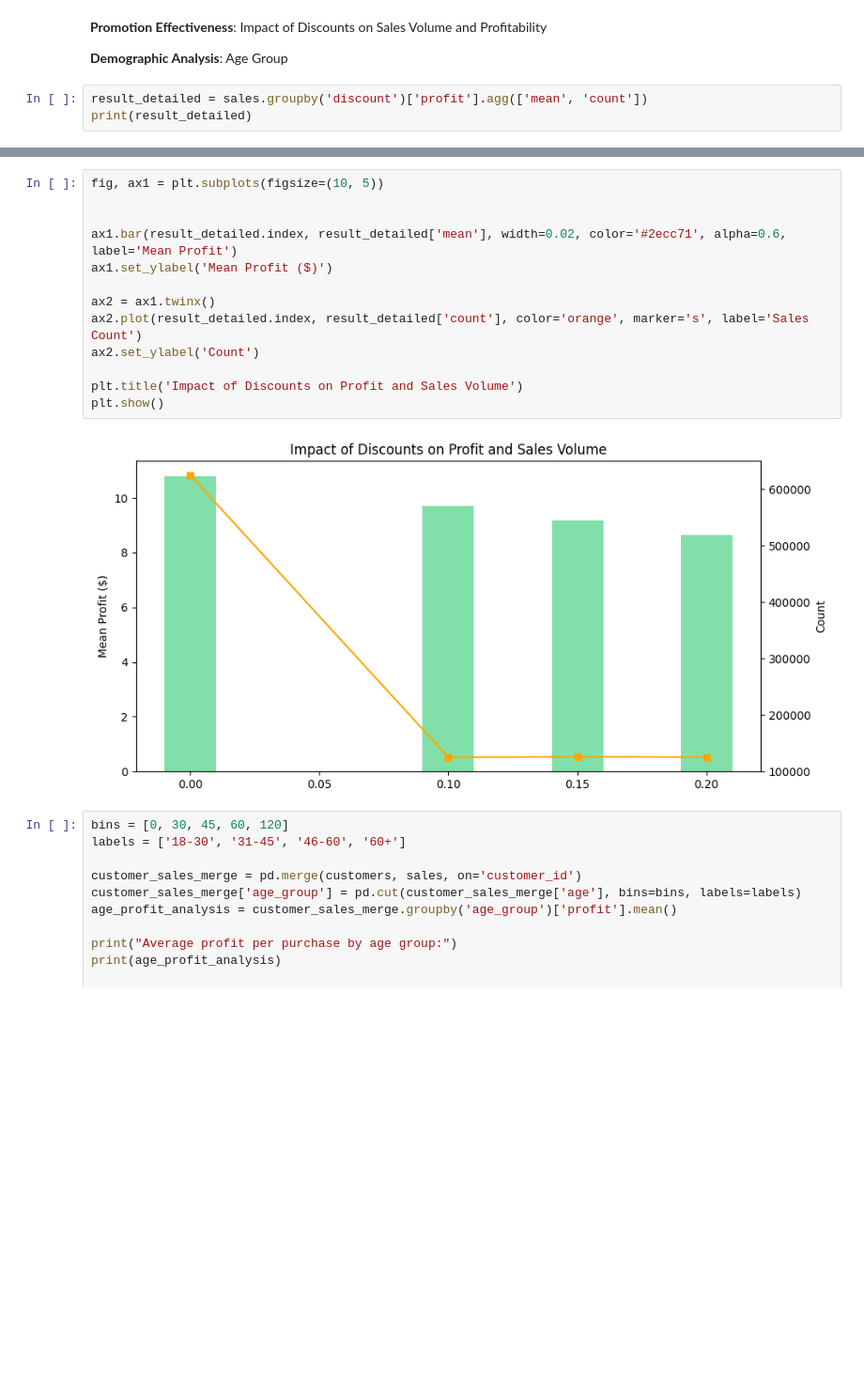
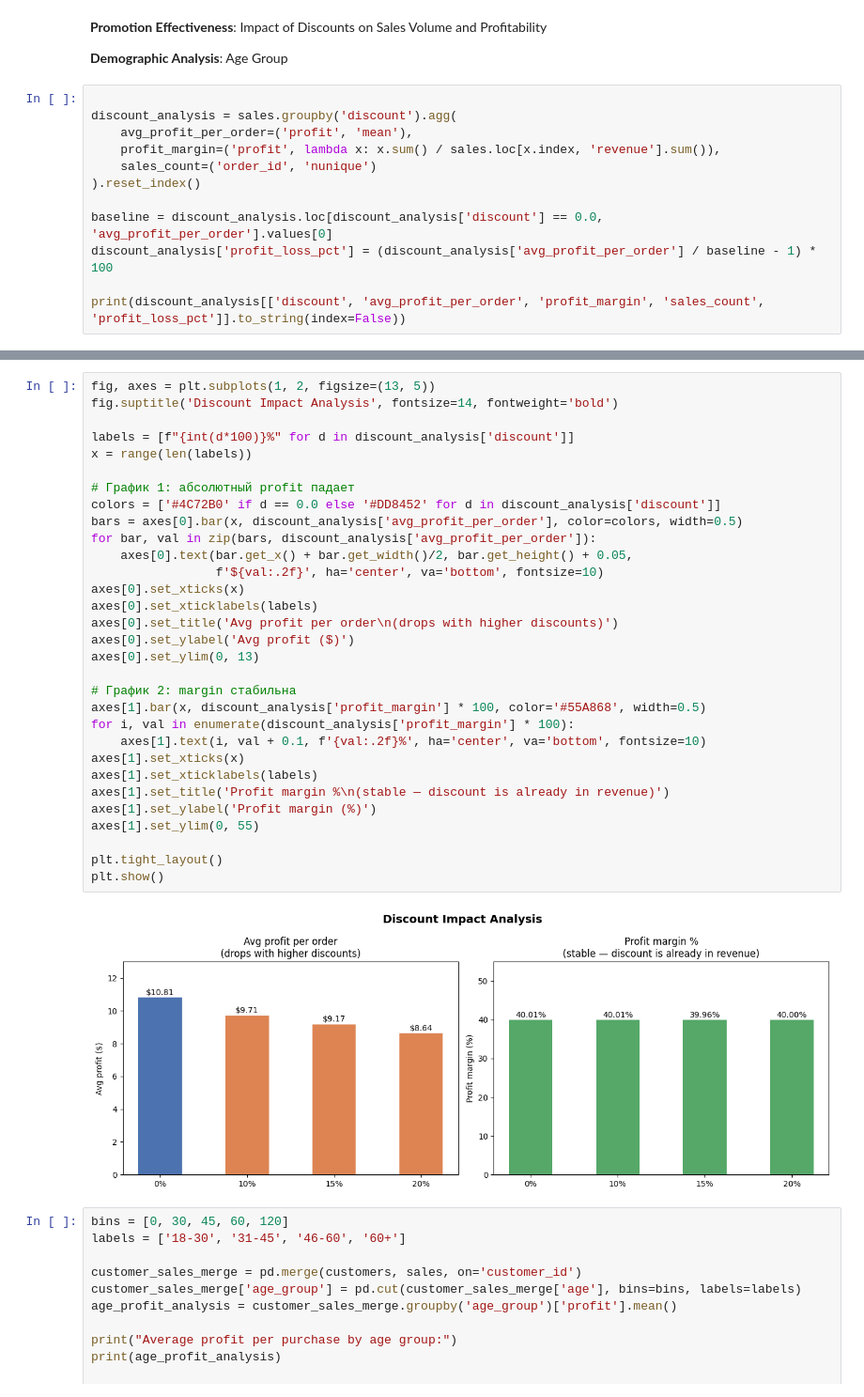
Before and after one commit to timadeyy/Python-sales-eda-chocolate, a Jupyter notebook: chocolate.ipynb, the cells around one changed output, grey strips where cells are left out. Shown at 94% size. Drawn from its saved outputs; the diff is of its cells as text; blank space fills up the shorter version.

Commit message:
Fixed/reworked discount and seasonality analysis

```diff
--- a/chocolate.ipynb
+++ b/chocolate.ipynb
@@ -429,6 +480,15 @@ plt.show()
 
 **Demographic Analysis**: Age Group
 # %%
-result_detailed = sales.groupby('discount')['profit'].agg(['mean', 'count'])
-print(result_detailed)
+
+discount_analysis = sales.groupby('discount').agg(
+    avg_profit_per_order=('profit', 'mean'),
+    profit_margin=('profit', lambda x: x.sum() / sales.loc[x.index, 'revenue'].sum()),
+    sales_count=('order_id', 'nunique')
+).reset_index()
+
+baseline = discount_analysis.loc[discount_analysis['discount'] == 0.0, 'avg_profit_per_order'].values[0]
+discount_analysis['profit_loss_pct'] = (discount_analysis['avg_profit_per_order'] / baseline - 1) * 100
+
+print(discount_analysis[['discount', 'avg_profit_per_order', 'profit_margin', 'sales_count', 'profit_loss_pct']].to_string(index=False))
 # %% [output]
@@ -441,18 +500,36 @@ discount
 # %%
-fig, ax1 = plt.subplots(figsize=(10, 5))
+fig, axes = plt.subplots(1, 2, figsize=(13, 5))
+fig.suptitle('Discount Impact Analysis', fontsize=14, fontweight='bold')
 
+labels = [f"{int(d*100)}%" for d in discount_analysis['discount']]
+x = range(len(labels))
 
-ax1.bar(result_detailed.index, result_detailed['mean'], width=0.02, color='#2ecc71', alpha=0.6, label='Mean Profit')
-ax1.set_ylabel('Mean Profit ($)')
+# График 1: абсолютный profit падает
+colors = ['#4C72B0' if d == 0.0 else '#DD8452' for d in discount_analysis['discount']]
+bars = axes[0].bar(x, discount_analysis['avg_profit_per_order'], color=colors, width=0.5)
+for bar, val in zip(bars, discount_analysis['avg_profit_per_order']):
+    axes[0].text(bar.get_x() + bar.get_width()/2, bar.get_height() + 0.05,
+                 f'${val:.2f}', ha='center', va='bottom', fontsize=10)
+axes[0].set_xticks(x)
+axes[0].set_xticklabels(labels)
+axes[0].set_title('Avg profit per order\n(drops with higher discounts)')
+axes[0].set_ylabel('Avg profit ($)')
+axes[0].set_ylim(0, 13)
 
-ax2 = ax1.twinx()
-ax2.plot(result_detailed.index, result_detailed['count'], color='orange', marker='s', label='Sales Count')
-ax2.set_ylabel('Count')
+# График 2: margin стабильна
+axes[1].bar(x, discount_analysis['profit_margin'] * 100, color='#55A868', width=0.5)
+for i, val in enumerate(discount_analysis['profit_margin'] * 100):
+    axes[1].text(i, val + 0.1, f'{val:.2f}%', ha='center', va='bottom', fontsize=10)
+axes[1].set_xticks(x)
+axes[1].set_xticklabels(labels)
+axes[1].set_title('Profit margin %\n(stable — discount is already in revenue)')
+axes[1].set_ylabel('Profit margin (%)')
+axes[1].set_ylim(0, 55)
 
-plt.title('Impact of Discounts on Profit and Sales Volume')
+plt.tight_layout()
 plt.show()
 # %% [output]
-[figure, old version]
+[figure, new version]
 # %%
 bins = [0, 30, 45, 60, 120]
 labels = ['18-30', '31-45', '46-60', '60+']
```
Also changed, not shown: parts of 4 cells of this notebook.
